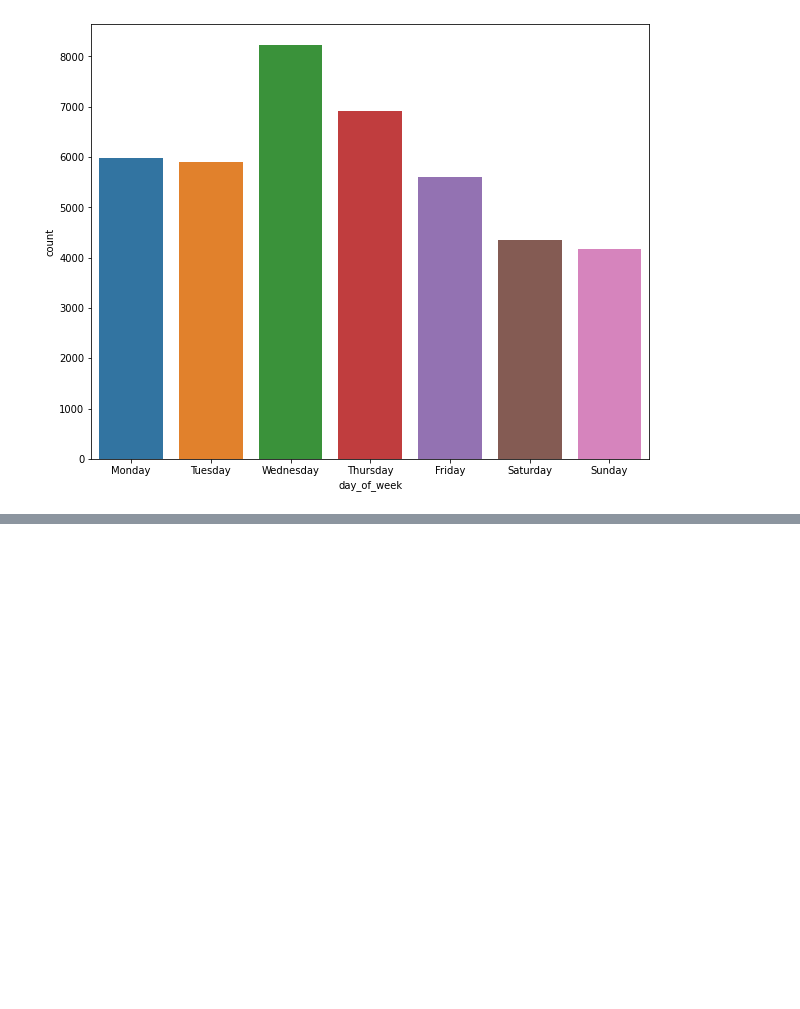
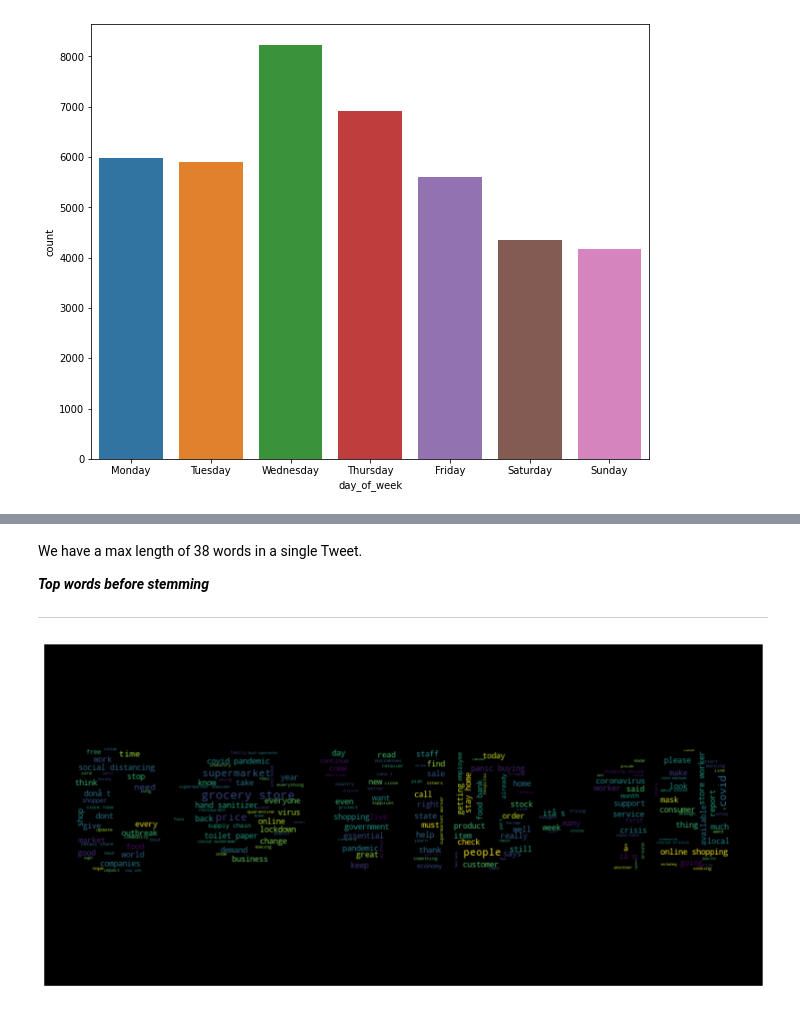
Before and after one commit to adilimam12/Classification-capstone-project-3, a Jupyter notebook: Coronavirus_tweet_sentiment_analysis.ipynb, the cells around one changed output, grey strips where cells are left out. Cells and saved outputs as stored; diff of their text form; code cells hidden in the pictures; blank space fills up the shorter version.

```diff
--- a/Coronavirus_tweet_sentiment_analysis.ipynb
+++ b/Coronavirus_tweet_sentiment_analysis.ipynb
@@ -379,0 +561,2 @@ plt.show()
+# %%
+covid_data['OriginalTweet']= covid_data['OriginalTweet'].apply(lambda x: nltk.word_tokenize(x))
@@ -379,0 +581,3 @@ plt.show()
+# %%
+covid_data['length']=covid_data['OriginalTweet'].apply(lambda x: len(x))
+covid_data.head()
@@ -379,0 +626,26 @@ plt.show()
+# %% [markdown]
+We have a max length of 38 words in a single Tweet.
+
+***Top words before stemming***
+
+---
+# %%
+#join all the words together
+covid_data['OriginalTweet'] = covid_data['OriginalTweet'].apply(lambda x : " ".join(x))
+# %%
+# create text from all tweets
+all_words = ' '.join([text for text in covid_data['OriginalTweet']])
+# %%
+from wordcloud import WordCloud
+from PIL import Image
+Image_file=('/content/drive/MyDrive/almabetter/capstone project 3/Covid-19.jpg')
+mask=np.array(Image.open(Image_file))
+wordcloud = WordCloud( background_color = 'black',mask=mask, width=1000, height=900)
+wordcloud.generate(all_words)
+image_colours=ImageColorGenerator(mask)
+plt.figure(figsize=(15, 7))
+plt.imshow(wordcloud, interpolation="bilinear")
+plt.axis('off')
+plt.show()
+# %% [output]
+[figure, added]
```
Also changed, not shown: parts of 58 cells of this notebook.
